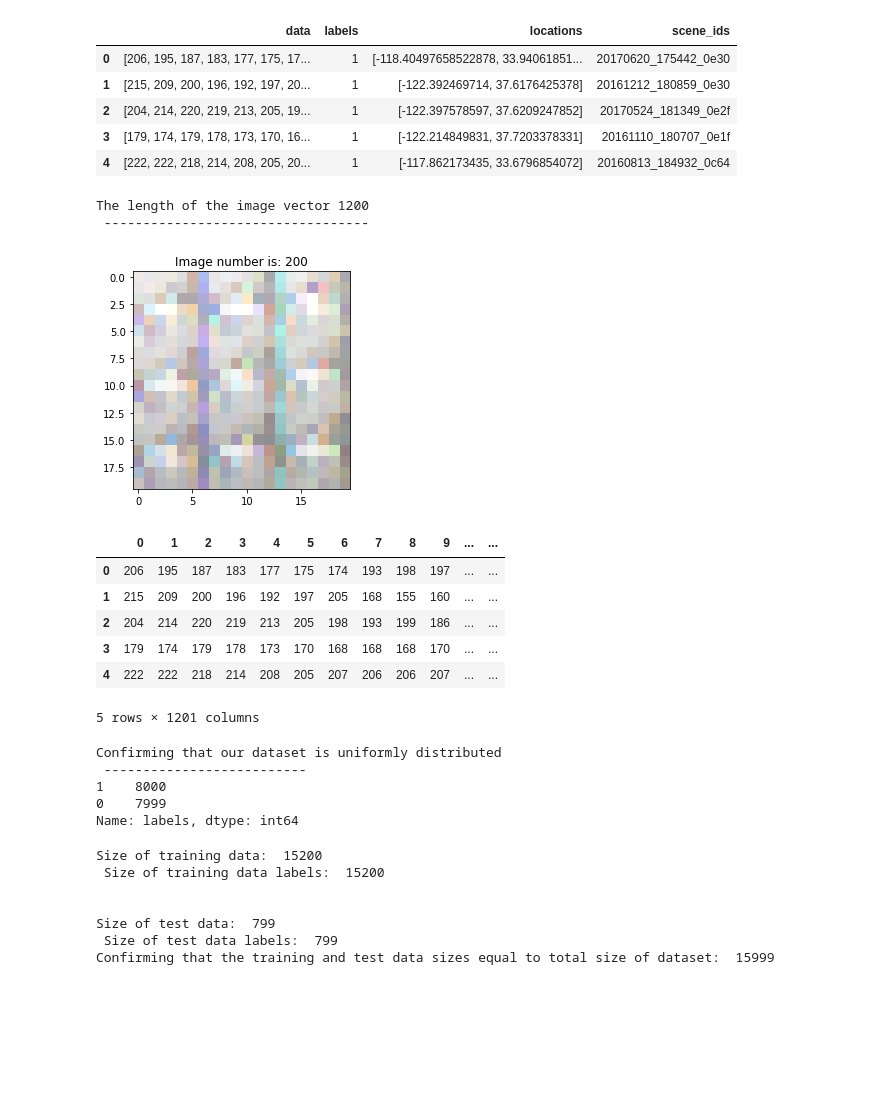
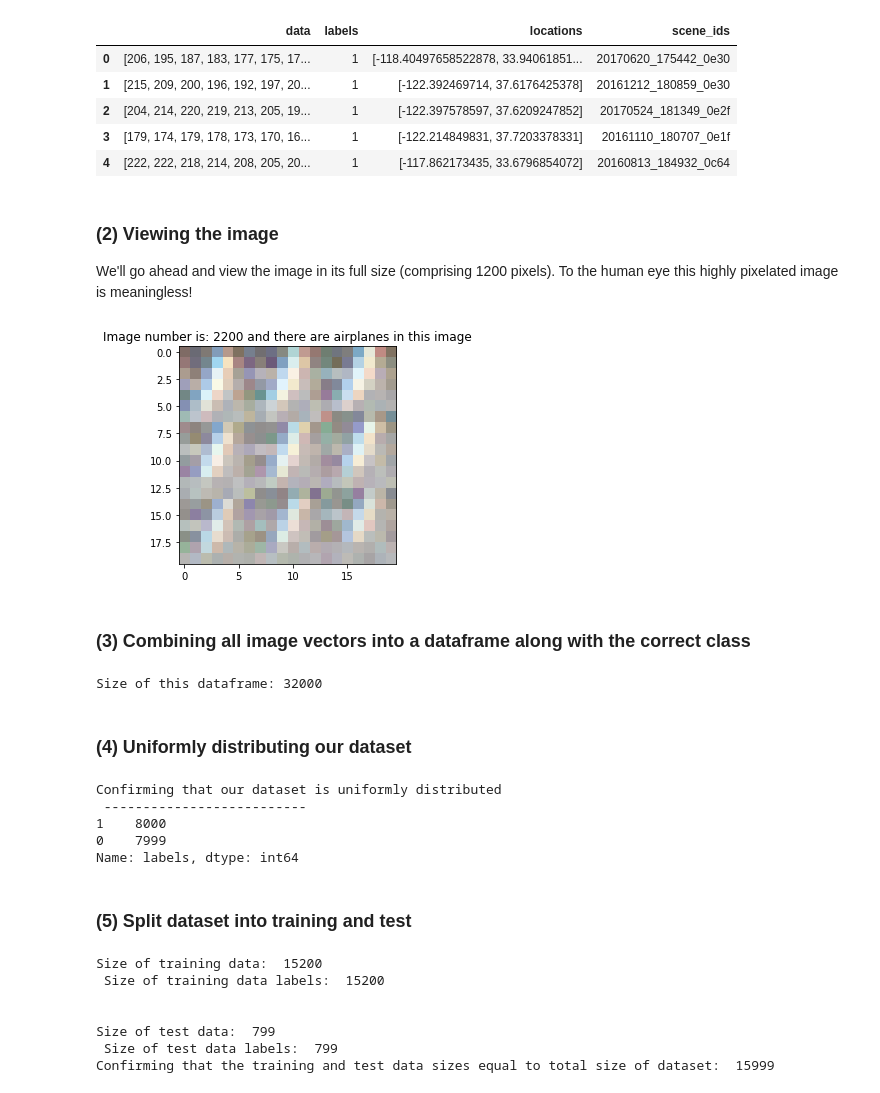
Before and after one commit to darshdee/Deep-Learning, a Jupyter notebook: My Projects/Classification_Satellite_Images/CNNs with Sattelite Images.ipynb, the cells around one changed output. Drawn from its saved outputs; the diff is of its cells as text; code cells hidden in the pictures; blank space fills up the shorter version.

Commit message:
changes to airplane or not project

```diff
--- a/My Projects/Classification_Satellite_Images/CNNs with Sattelite Images.ipynb
+++ b/My Projects/Classification_Satellite_Images/CNNs with Sattelite Images.ipynb
@@ -32,7 +44,7 @@ Using TensorFlow backend.
 """
 1. Reading in Json file
 """
-data_df = pd.read_json('C:/Users/Darshil/gitly/Deep-Learning/My Projects/sattelite_CNN/planesnet.json')
+data_df = pd.read_json('planesnet.json')
 
 #lets take a look at our data
 data_df.head()
@@ -50,27 +62,27 @@ Lets take a look at dataframe data_df
 
 - Data  : a list of 1200 pixel values of each image
 - labels : 0 or 1 for plane or no-plane in the image
-Everything else for now is redundant
-
-
-2. Viewing an image
+Everything else is redundant
 """
-
-#data column first image
-print ('The length of the image vector', len(data_df['data'].iloc[1,]), '\n',
-       '----------------------------------')
-
-#Lets take a look at the image!
-
-image_num = 200
-a = np.array(data_df.iloc[image_num,0]).reshape(20,20,3)
-plt.imshow(a)
-plt.title('Image number is: {}'.format(image_num))
-plt.show()
-# %% [output]
-The length of the image vector 1200
- ----------------------------------
-[figure, removed]
+# %% [markdown]
+### (2) Viewing the image
+
+We'll go ahead and view the image in its full size (comprising 1200 pixels). To the human eye this highly pixelated image is meaningless!
+# %%
+#Lets take a look at the image!
+
+image_num = 2200
+a = np.array(data_df.iloc[image_num,0]).reshape(20,20,3)
+plt.imshow(a)
+
+if data_df.iloc[image_num,1] == 1:
+    plt.title('Image number is: {} and there are airplanes in this image'.format(image_num))
+else:
+    plt.title('Image number is: {} and there are NO airplanes in this image'.format(image_num))
+# %% [output]
+[figure, added]
+# %% [markdown]
+### (3) Combining all image vectors into a dataframe along with the correct class
 # %%
 """
 3. Pandas series to dataframe and then we need to randomly shuffle
@@ -78,20 +90,18 @@ The length of the image vector 1200
 
 We're also going to add the label column to our pixel_df
 """
-#Now we're going to transpose s
+#Now we're going to transpose
 pixel_df = pd.DataFrame.from_items(zip(data_df['data'].index, data_df['data'].values)).T
 
 #adding the label column
 pixel_df['labels'] = data_df['labels']
 pixel_df.head()
+
+print ('Size of this dataframe: {}'.format(pixel_df.shape[0] ))
 # %% [output]
-|  | 0 | 1 | 2 | 3 | 4 | 5 | 6 | 7 | 8 | 9 | ... | ... |
-| 0 | 206 | 195 | 187 | 183 | 177 | 175 | 174 | 193 | 198 | 197 | ... | ... |
-| 1 | 215 | 209 | 200 | 196 | 192 | 197 | 205 | 168 | 155 | 160 | ... | ... |
-| 2 | 204 | 214 | 220 | 219 | 213 | 205 | 198 | 193 | 199 | 186 | ... | ... |
-| 3 | 179 | 174 | 179 | 178 | 173 | 170 | 168 | 168 | 168 | 170 | ... | ... |
-| 4 | 222 | 222 | 218 | 214 | 208 | 205 | 207 | 206 | 206 | 207 | ... | ... |
-5 rows × 1201 columns
+Size of this dataframe: 32000
+# %% [markdown]
+### (4) Uniformly distributing our dataset
 # %%
 """
 Convert Pandas dataframe of size 32000x1200 to numpy array of size 32Kx1200
@@ -146,6 +156,8 @@ Confirming that our dataset is uniformly distributed
 1    8000
 0    7999
 Name: labels, dtype: int64
+# %% [markdown]
+### (5) Split dataset into training and test
 # %%
 #---determine training and test data sizes-----
 training_size = int(0.95 * size_dataset)
```
Also changed, not shown: parts of 30 cells of this notebook.
